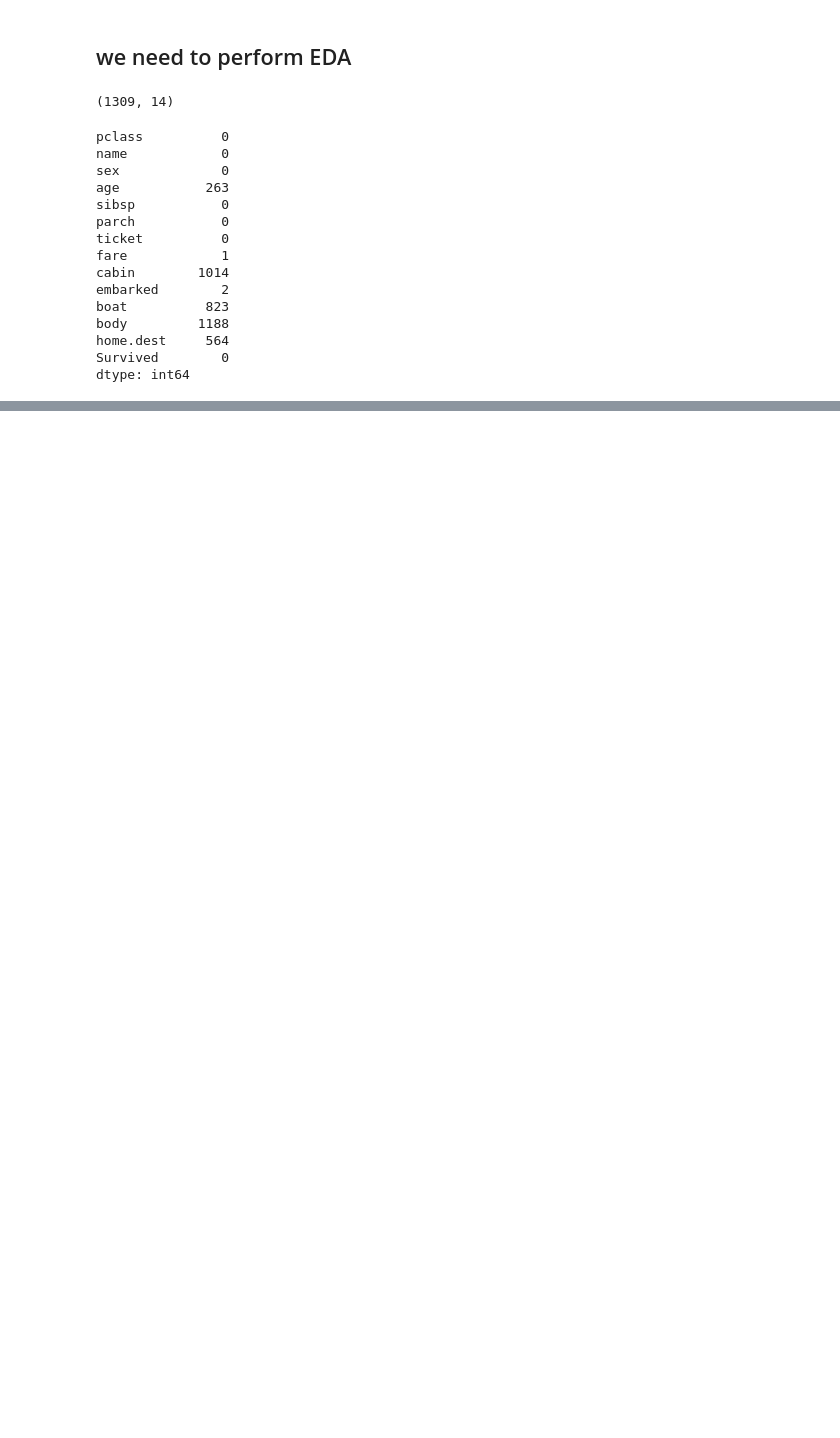
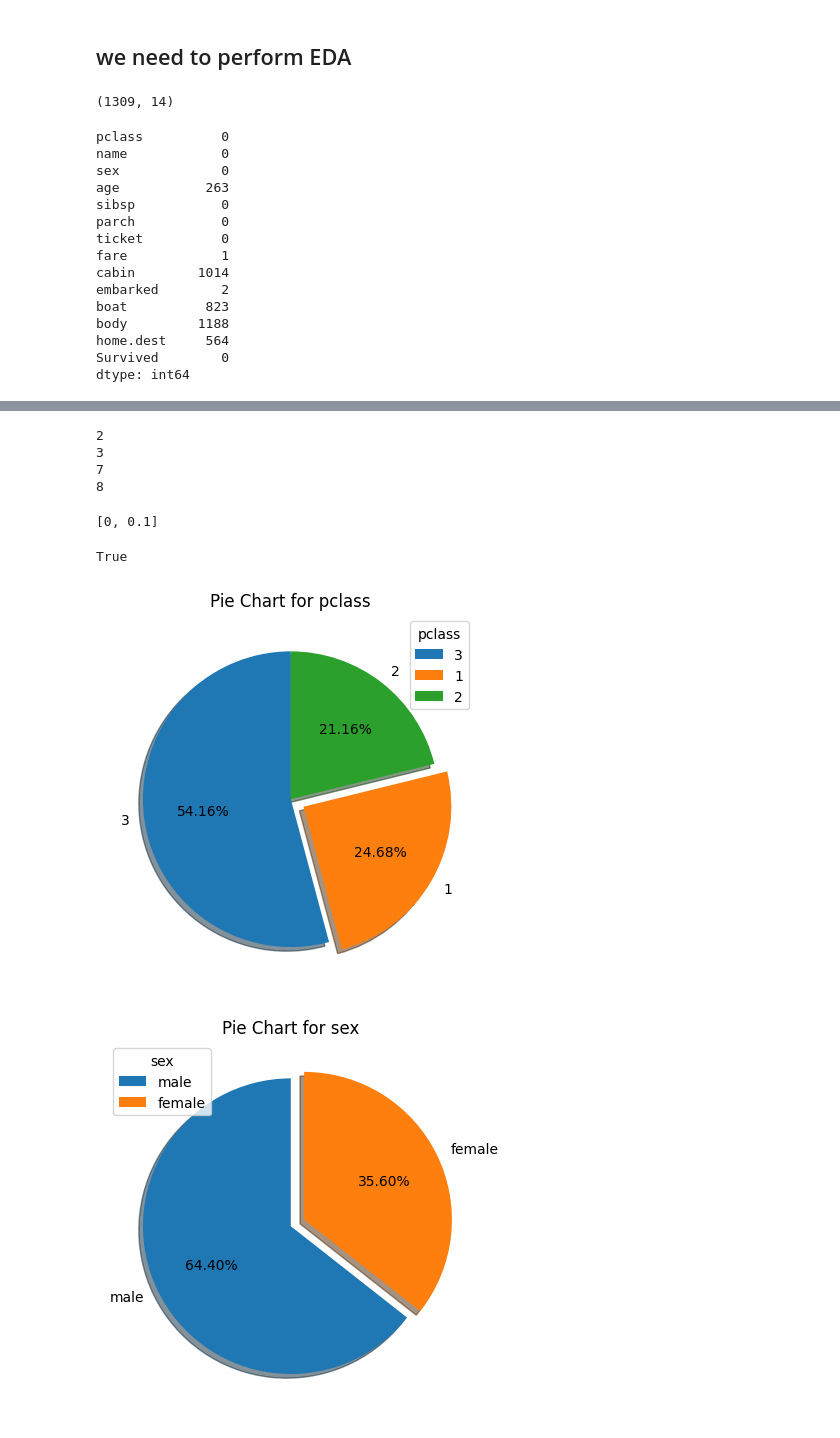
Before and after one commit to Galla-Karthikeya/Practice, a Jupyter notebook: Logistic Regression.ipynb, the cells around one changed output, grey strips where cells are left out. Cells and saved outputs as stored; diff of their text form; code cells hidden in the pictures; blank space fills up the shorter version.

```diff
--- a/Logistic Regression.ipynb
+++ b/Logistic Regression.ipynb
@@ -105,0 +287,4 @@ we don't need of names because we can't predict the target based on names so we
+# %%
+df['Age Months'] = df['age'].apply(lambda x: int(x*12))
+# %%
+df.drop(columns = 'age', axis = 1, inplace = True)
@@ -105,0 +372,4 @@ we don't need of names because we can't predict the target based on names so we
+# %%
+df.rename(columns = {'sibsp': 'Nof_siblings/spouses', 'parch': 'Nof_parents/children'}, inplace = True)
+# %%
+cols = ['pclass', 'sex', 'Nof_siblings/spouses', 'Nof_parents/children', 'embarked', 'boat', 'Body Found', 'Survived']
@@ -105,0 +383,36 @@ we don't need of names because we can't predict the target based on names so we
+# %%
+for i in dict.keys():
+    print(i)
+# %% [output]
+2
+3
+7
+8
+# %%
+dict[2]
+# %% [output]
+[0, 0.1]
+# %%
+28 not in dict.keys()
+# %% [output]
+True
+# %%
+for col in cols:
+    length = df[col].nunique()
+
+    if length in dict:
+        explode = dict[length]
+    else:
+        explode = None
+
+    if length > 10:
+        plt.pie(df[col].value_counts(), autopct='%.2f%%', startangle=90, labels=df[col].value_counts().index, shadow=True)
+    else:
+        plt.pie(df[col].value_counts(), autopct='%.2f%%', startangle=90, labels=df[col].value_counts().index, shadow=True, explode=explode)
+
+    plt.title(f'Pie Chart for {col}')
+    plt.legend(title=col, loc='best')
+    plt.show()
+# %% [output]
+[figure, added]
+[figure, added]
```
Also changed, not shown: parts of 59 cells of this notebook.
